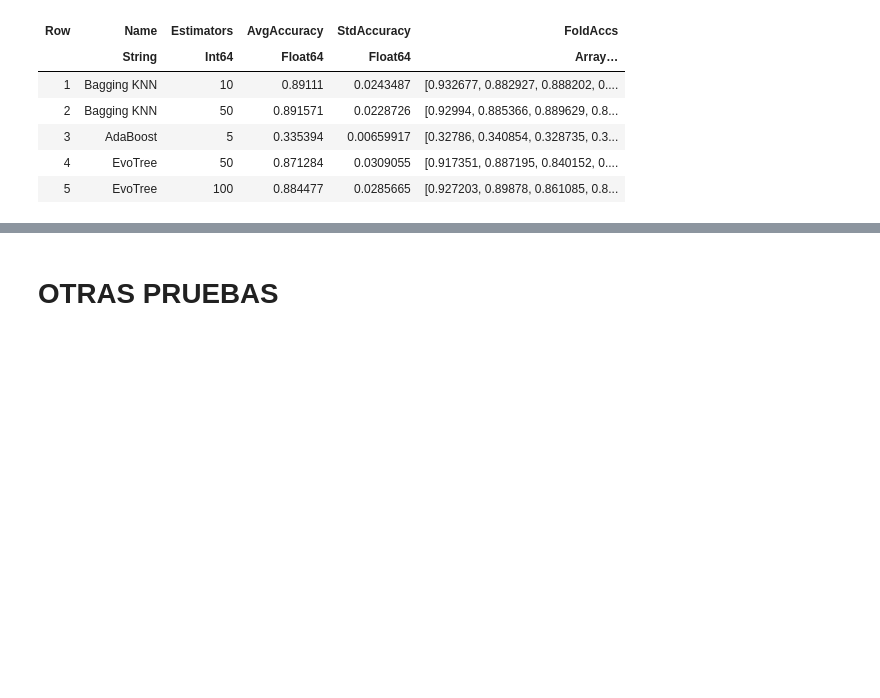
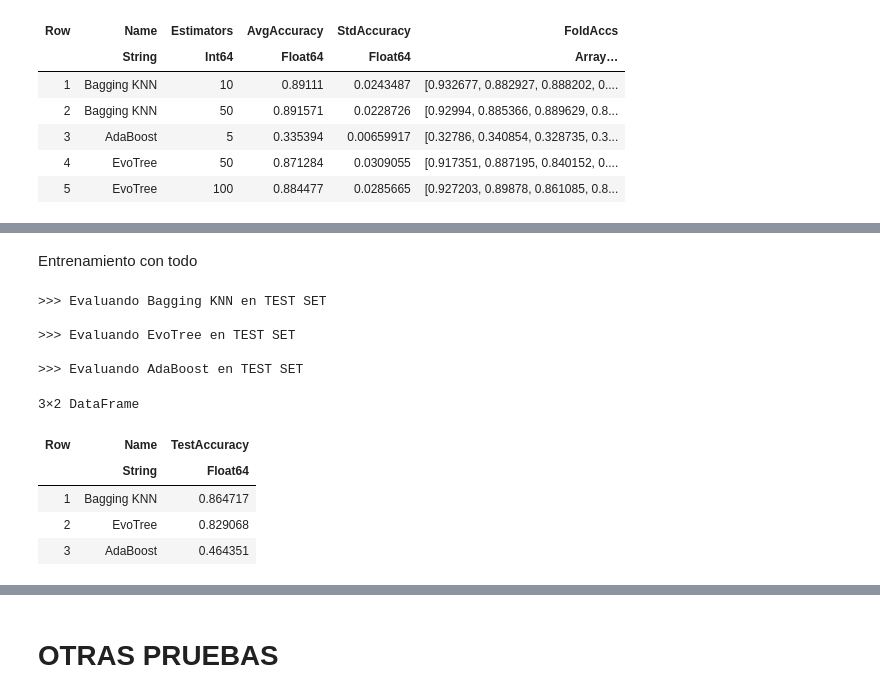
Before and after one commit to anibalsande/MAAAI, a Jupyter notebook: Practica2.ipynb, the cells around one changed output, grey strips where cells are left out. Saved outputs shown, nothing was run; the diff lists cells and outputs as text; code cells hidden in the pictures; blank space fills up the shorter version.

Commit message:
Ensemble

```diff
--- a/Practica2.ipynb
+++ b/Practica2.ipynb
@@ -1350,0 +1332,72 @@ MEJOR CONFIGURACIÓN POR TIPO DE MODELO:
+# %% [markdown]
+Entrenamiento con todo
+# %%
+using MLJ, MLJModels, DataFrames, Random, StatsBase
+
+# 1. UNIR DATOS CORRECTAMENTE (Matrices primero, luego Tabla)
+# vcat de matrices sí las une en una sola pieza. Luego MLJ.table hace el resto.
+X_final_todo = MLJ.table(vcat(X_train, X_test))
+y_final_todo = vcat(y_train, y_test)
+
+# 2. DEFINIR ÍNDICES (Igual que antes, esto es necesario para evaluate!)
+n_train = size(X_train, 1)
+n_test  = size(X_test, 1)
+
+idx_train = collect(1:n_train)
+idx_test  = collect((n_train + 1):(n_train + n_test))
+
+# Estrategia: Entrenar en train, evaluar en test (un solo fold)
+holdout_final = [(idx_train, idx_test)]
+
+# DataFrame para resultados finales
+results_test_final = DataFrame(Name=String[], TestAccuracy=Float64[])
+
+# --- EVALUACIÓN BAGGING KNN ---
+println("\n>>> Evaluando Bagging KNN en TEST SET")
+pipe_bagging = Pipeline(
+    normalizer = MinMaxNormalizer(),
+    pca        = PCA(variance_ratio=0.95),
+    model      = EnsembleModel(model=KNNClassifier(K=5), n=10, bagging_fraction=0.8, rng=104)
+)
+
+mach_bag = machine(pipe_bagging, X_final_todo, y_final_todo)
+# Ahora evaluate! no dará error porque X_final_todo es una sola tabla
+res_bag  = evaluate!(mach_bag, resampling=holdout_final, measures=[accuracy], verbosity=0)
+push!(results_test_final, ("Bagging KNN", res_bag.measurement[1]))
+
+# --- EVALUACIÓN EVOTREE ---
+println("\n>>> Evaluando EvoTree en TEST SET")
+pipe_evo = Pipeline(
+    normalizer = MinMaxNormalizer(),
+    pca        = PCA(variance_ratio=0.95),
+    model      = EvoTreeClassifier(nrounds=100, eta=0.2, seed=104)
+)
+
+mach_evo = machine(pipe_evo, X_final_todo, y_final_todo)
+res_evo  = evaluate!(mach_evo, resampling=holdout_final, measures=[accuracy], verbosity=0)
+push!(results_test_final, ("EvoTree", res_evo.measurement[1]))
+
+# --- EVALUACIÓN ADABOOST ---
+println("\n>>> Evaluando AdaBoost en TEST SET")
+pipe_ada = Pipeline(
+    normalizer = MinMaxNormalizer(),
+    pca        = PCA(variance_ratio=0.95),
+    model      = AdaBoostStumpClassifier(n_iter=50, rng=104)
+)
+mach_ada = machine(pipe_ada, X_final_todo, y_final_todo)
+res_ada  = evaluate!(mach_ada, resampling=holdout_final, measures=[accuracy], verbosity=0)
+push!(results_test_final, ("AdaBoost", res_ada.measurement[1]))
+
+display(results_test_final)
+# %% [output]
+>>> Evaluando Bagging KNN en TEST SET
+
+>>> Evaluando EvoTree en TEST SET
+
+>>> Evaluando AdaBoost en TEST SET
+3×2 DataFrame
+| Row | Name | TestAccuracy |
+|  | String | Float64 |
+| 1 | Bagging KNN | 0.864717 |
+| 2 | EvoTree | 0.829068 |
+| 3 | AdaBoost | 0.464351 |
```
Also changed, not shown: parts of 25 cells of this notebook.
